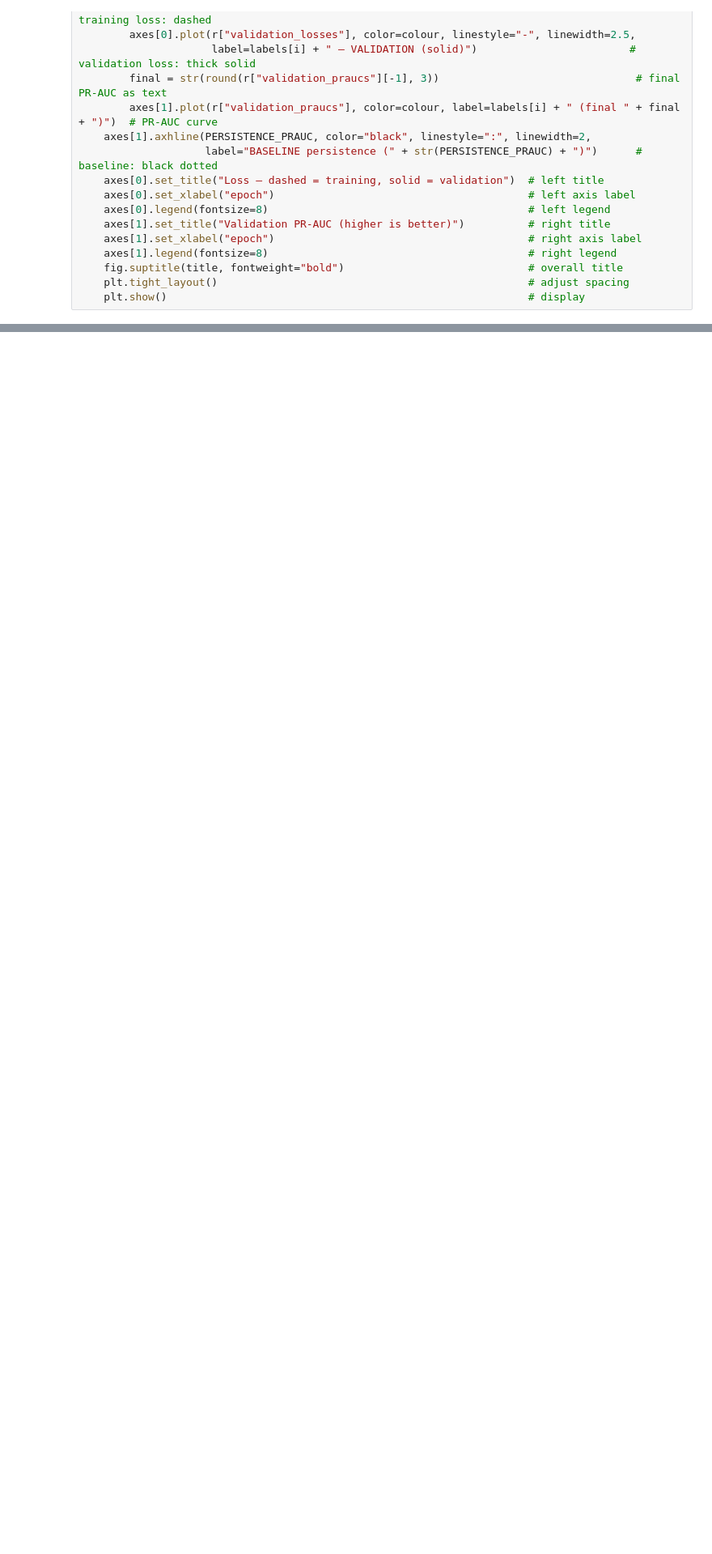
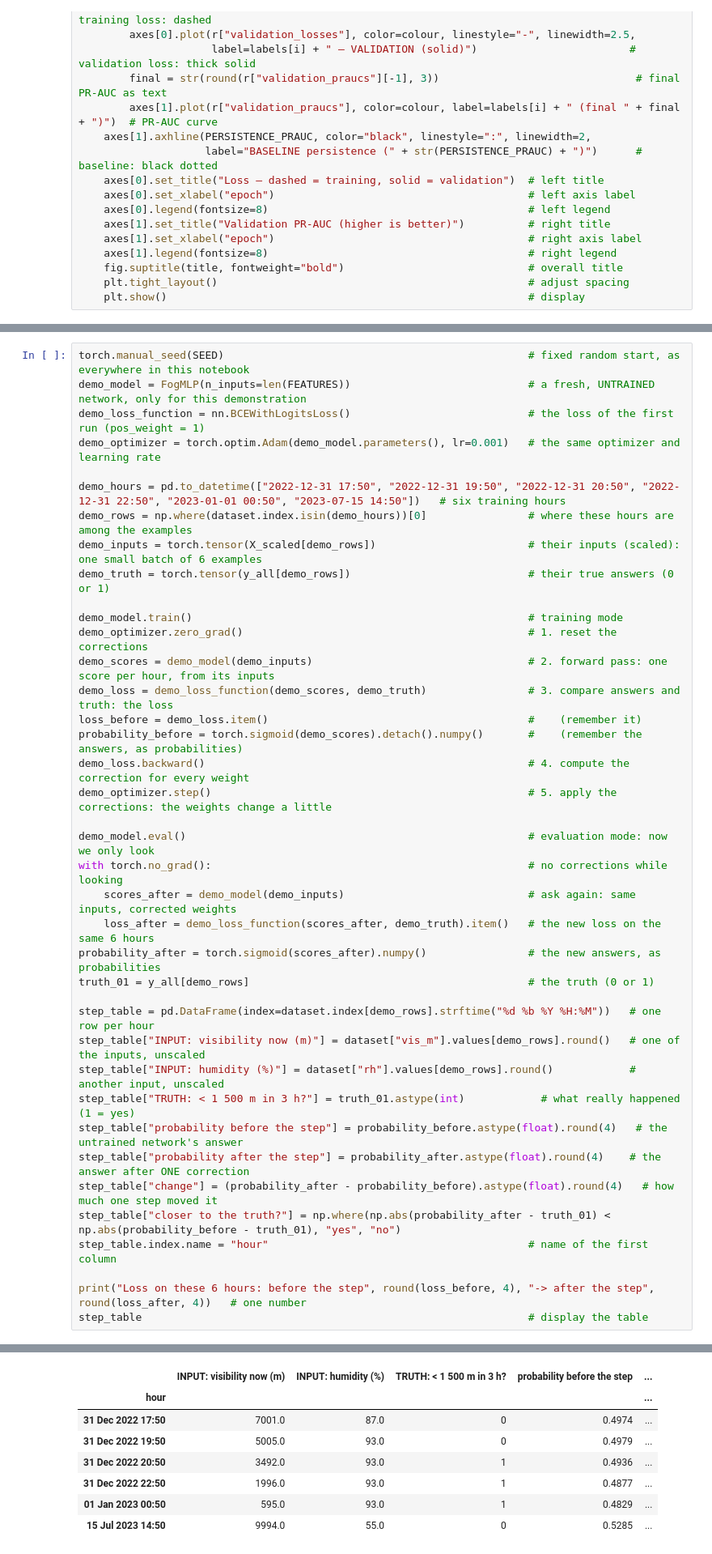
Before and after one commit to dblue-tech/ai-lab, a Jupyter notebook: lab2_low_visibility/Lab2_low_visibility.ipynb, the cells around one changed output, grey strips where cells are left out. Shown at 81% size. Drawn from its saved outputs; the diff is of its cells as text; blank space fills up the shorter version.

Commit message:
forward pass explaination

```diff
--- a/lab2_low_visibility/Lab2_low_visibility.ipynb
+++ b/lab2_low_visibility/Lab2_low_visibility.ipynb
@@ -720,0 +731,40 @@ def plot_curves(results, labels, title):                               # draws l
+# %%
+torch.manual_seed(SEED)                                                # fixed random start, as everywhere in this notebook
+demo_model = FogMLP(n_inputs=len(FEATURES))                            # a fresh, UNTRAINED network, only for this demonstration
+demo_loss_function = nn.BCEWithLogitsLoss()                            # the loss of the first run (pos_weight = 1)
+demo_optimizer = torch.optim.Adam(demo_model.parameters(), lr=0.001)   # the same optimizer and learning rate
+
+demo_hours = pd.to_datetime(["2022-12-31 17:50", "2022-12-31 19:50", "2022-12-31 20:50", "2022-12-31 22:50", "2023-01-01 00:50", "2023-07-15 14:50"])   # six training hours
+demo_rows = np.where(dataset.index.isin(demo_hours))[0]                # where these hours are among the examples
+demo_inputs = torch.tensor(X_scaled[demo_rows])                        # their inputs (scaled): one small batch of 6 examples
+demo_truth = torch.tensor(y_all[demo_rows])                            # their true answers (0 or 1)
+
+demo_model.train()                                                     # training mode
+demo_optimizer.zero_grad()                                             # 1. reset the corrections
+demo_scores = demo_model(demo_inputs)                                  # 2. forward pass: one score per hour, from its inputs
+demo_loss = demo_loss_function(demo_scores, demo_truth)                # 3. compare answers and truth: the loss
+loss_before = demo_loss.item()                                         #    (remember it)
+probability_before = torch.sigmoid(demo_scores).detach().numpy()       #    (remember the answers, as probabilities)
+demo_loss.backward()                                                   # 4. compute the correction for every weight
+demo_optimizer.step()                                                  # 5. apply the corrections: the weights change a little
+
+demo_model.eval()                                                      # evaluation mode: now we only look
+with torch.no_grad():                                                  # no corrections while looking
+    scores_after = demo_model(demo_inputs)                             # ask again: same inputs, corrected weights
+    loss_after = demo_loss_function(scores_after, demo_truth).item()   # the new loss on the same 6 hours
+probability_after = torch.sigmoid(scores_after).numpy()                # the new answers, as probabilities
+truth_01 = y_all[demo_rows]                                            # the truth (0 or 1)
+
+step_table = pd.DataFrame(index=dataset.index[demo_rows].strftime("%d %b %Y %H:%M"))   # one row per hour
+step_table["INPUT: visibility now (m)"] = dataset["vis_m"].values[demo_rows].round()   # one of the inputs, unscaled
+step_table["INPUT: humidity (%)"] = dataset["rh"].values[demo_rows].round()            # another input, unscaled
+step_table["TRUTH: < 1 500 m in 3 h?"] = truth_01.astype(int)            # what really happened (1 = yes)
+step_table["probability before the step"] = probability_before.astype(float).round(4)   # the untrained network's answer
+step_table["probability after the step"] = probability_after.astype(float).round(4)    # the answer after ONE correction
+step_table["change"] = (probability_after - probability_before).astype(float).round(4)   # how much one step moved it
+step_table["closer to the truth?"] = np.where(np.abs(probability_after - truth_01) < np.abs(probability_before - truth_01), "yes", "no")
+step_table.index.name = "hour"                                         # name of the first column
+
+print("Loss on these 6 hours: before the step", round(loss_before, 4), "-> after the step", round(loss_after, 4))   # one number
+step_table                                                             # display the table
+# %% [output]
@@ -720,0 +772,8 @@ def plot_curves(results, labels, title):                               # draws l
+|  | INPUT: visibility now (m) | INPUT: humidity (%) | TRUTH: < 1 500 m in 3 h? | probability before the step | ... |
+| hour |  |  |  |  | ... |
+| 31 Dec 2022 17:50 | 7001.0 | 87.0 | 0 | 0.4974 | ... |
+| 31 Dec 2022 19:50 | 5005.0 | 93.0 | 0 | 0.4979 | ... |
+| 31 Dec 2022 20:50 | 3492.0 | 93.0 | 1 | 0.4936 | ... |
+| 31 Dec 2022 22:50 | 1996.0 | 93.0 | 1 | 0.4877 | ... |
+| 01 Jan 2023 00:50 | 595.0 | 93.0 | 1 | 0.4829 | ... |
+| 15 Jul 2023 14:50 | 9994.0 | 55.0 | 0 | 0.5285 | ... |
```
Also changed, not shown: parts of 5 cells of this notebook, 7 other files.
